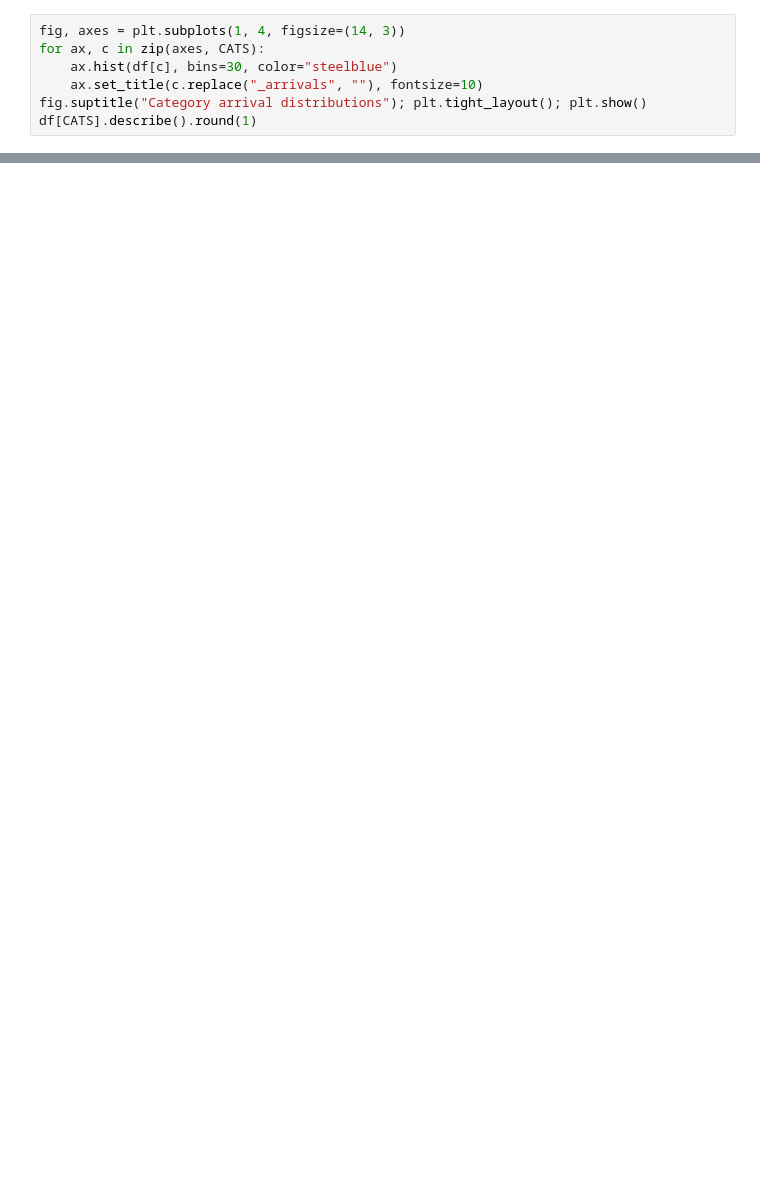
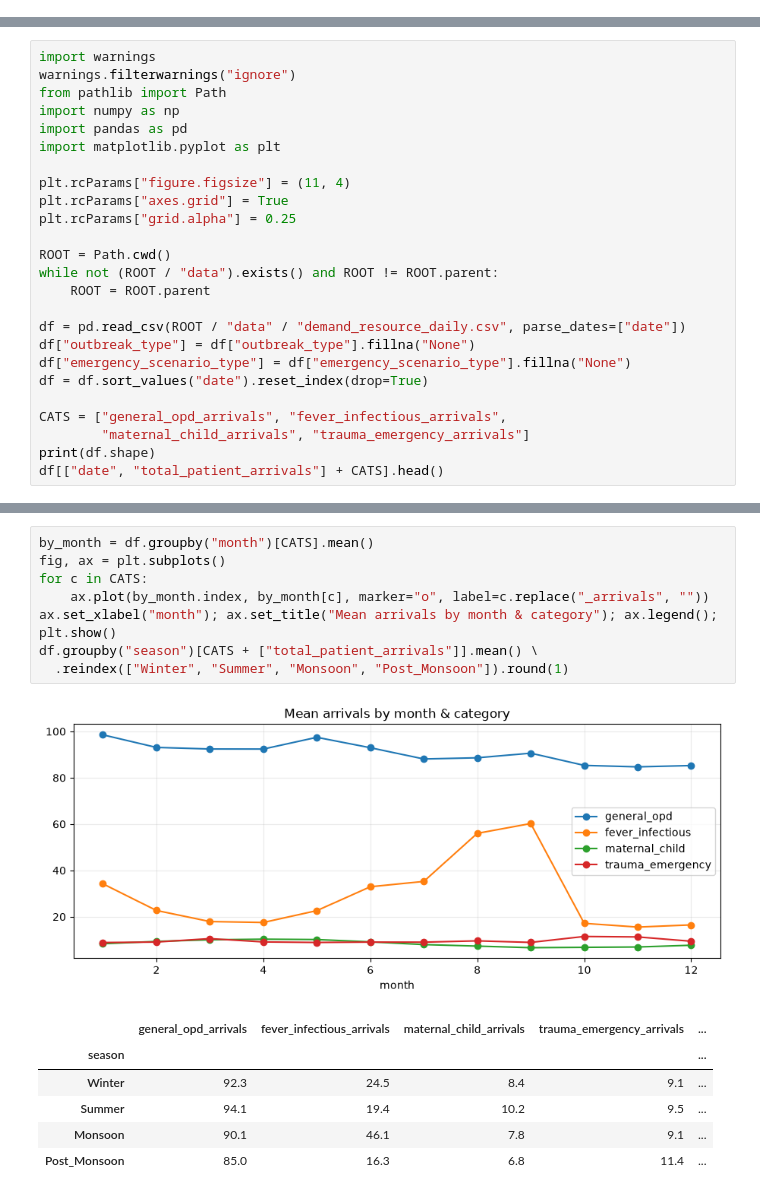
Before and after one commit to Prerna-02/gramarogya-ai, a Jupyter notebook: notebooks/eda.ipynb, the cells around one changed output, grey strips where cells are left out. Saved outputs shown, nothing was run; the diff lists cells and outputs as text; blank space fills up the shorter version.

```diff
--- a/notebooks/eda.ipynb
+++ b/notebooks/eda.ipynb
@@ -200,7 +0,0 @@ no impossible values.
-# %%
-fig, axes = plt.subplots(1, 4, figsize=(14, 3))
-for ax, c in zip(axes, CATS):
-    ax.hist(df[c], bins=30, color="steelblue")
-    ax.set_title(c.replace("_arrivals", ""), fontsize=10)
-fig.suptitle("Category arrival distributions"); plt.tight_layout(); plt.show()
-df[CATS].describe().round(1)
@@ -319,0 +13,25 @@ The forecasting problem is realistic and well-posed. Full write-up:
+# %%
+import warnings
+warnings.filterwarnings("ignore")
+from pathlib import Path
+import numpy as np
+import pandas as pd
+import matplotlib.pyplot as plt
+
+plt.rcParams["figure.figsize"] = (11, 4)
+plt.rcParams["axes.grid"] = True
+plt.rcParams["grid.alpha"] = 0.25
+
+ROOT = Path.cwd()
+while not (ROOT / "data").exists() and ROOT != ROOT.parent:
+    ROOT = ROOT.parent
+
+df = pd.read_csv(ROOT / "data" / "demand_resource_daily.csv", parse_dates=["date"])
+df["outbreak_type"] = df["outbreak_type"].fillna("None")
+df["emergency_scenario_type"] = df["emergency_scenario_type"].fillna("None")
+df = df.sort_values("date").reset_index(drop=True)
+
+CATS = ["general_opd_arrivals", "fever_infectious_arrivals",
+        "maternal_child_arrivals", "trauma_emergency_arrivals"]
+print(df.shape)
+df[["date", "total_patient_arrivals"] + CATS].head()
@@ -319,0 +62,16 @@ The forecasting problem is realistic and well-posed. Full write-up:
+# %%
+by_month = df.groupby("month")[CATS].mean()
+fig, ax = plt.subplots()
+for c in CATS:
+    ax.plot(by_month.index, by_month[c], marker="o", label=c.replace("_arrivals", ""))
+ax.set_xlabel("month"); ax.set_title("Mean arrivals by month & category"); ax.legend(); plt.show()
+df.groupby("season")[CATS + ["total_patient_arrivals"]].mean() \
+  .reindex(["Winter", "Summer", "Monsoon", "Post_Monsoon"]).round(1)
+# %% [output]
+[figure, added]
+|  | general_opd_arrivals | fever_infectious_arrivals | maternal_child_arrivals | trauma_emergency_arrivals | ... |
+| season |  |  |  |  | ... |
+| Winter | 92.3 | 24.5 | 8.4 | 9.1 | ... |
+| Summer | 94.1 | 19.4 | 10.2 | 9.5 | ... |
+| Monsoon | 90.1 | 46.1 | 7.8 | 9.1 | ... |
+| Post_Monsoon | 85.0 | 16.3 | 6.8 | 11.4 | ... |
```
Also changed, not shown: parts of 61 cells of this notebook, 6 other files.
